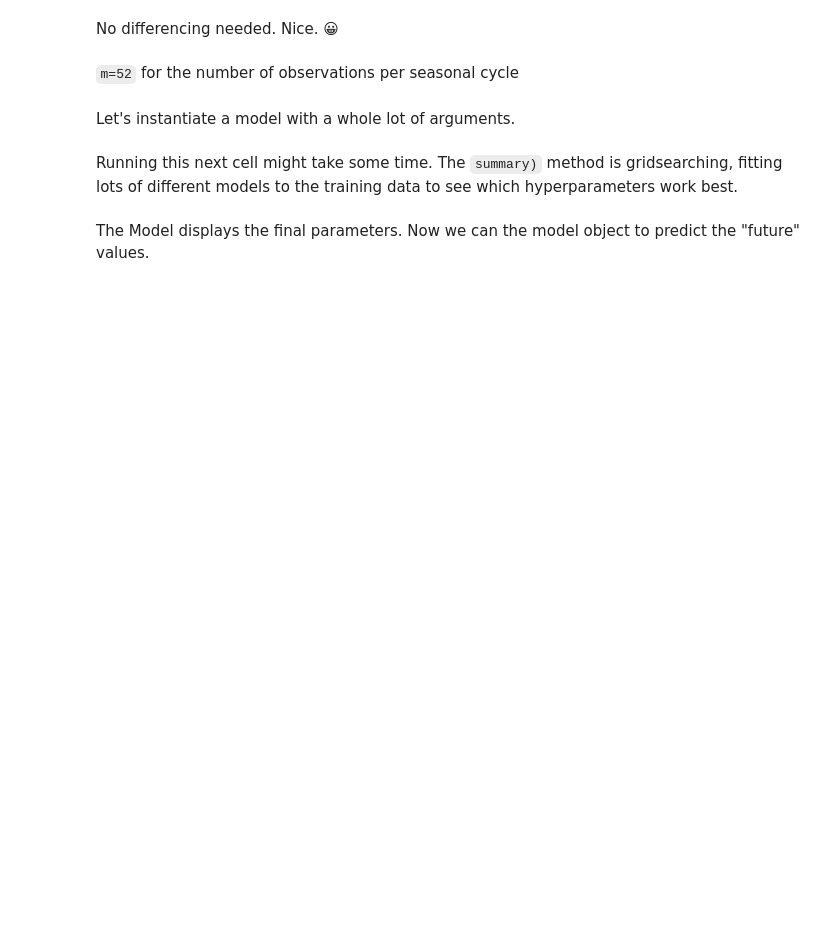
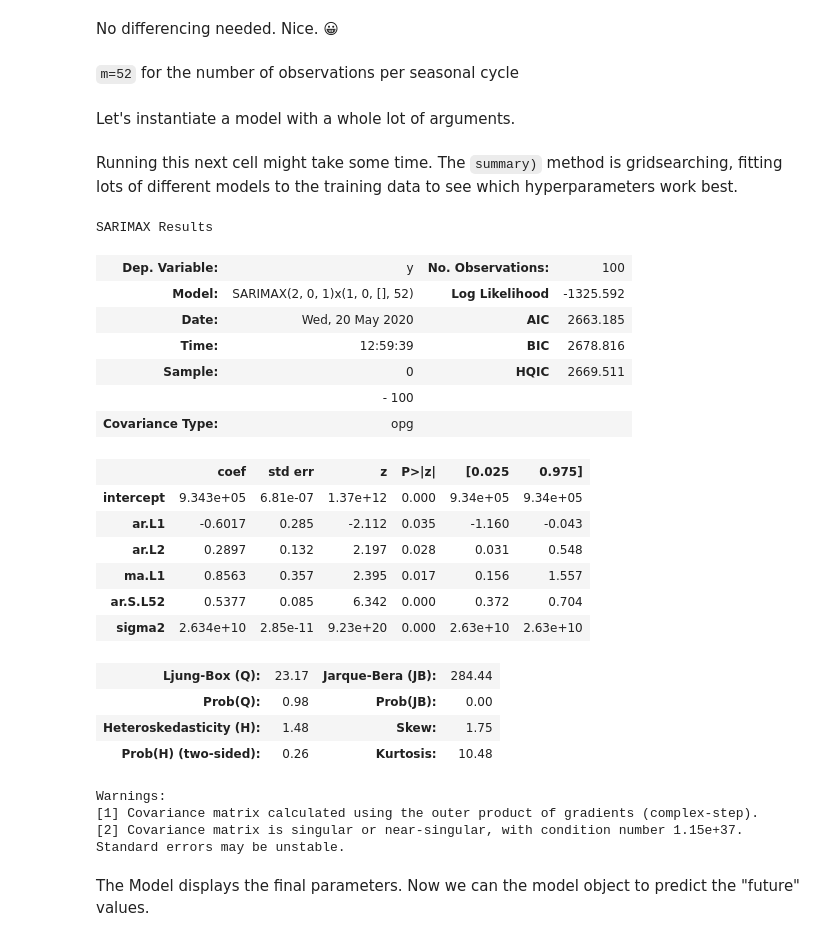
Before and after one commit to ersingt/coursework, a Jupyter notebook: 10-Week/00-time_series/starter_time_series_overview.ipynb, the cells around one changed output. Cells and saved outputs as stored; diff of their text form; code cells hidden in the pictures; blank space fills up the shorter version.

```diff
--- a/10-Week/00-time_series/starter_time_series_overview.ipynb
+++ b/10-Week/00-time_series/starter_time_series_overview.ipynb
@@ -255,7 +464,45 @@ No differencing needed. Nice. 😀
 `m=52` for the number of observations per seasonal cycle
 # %% [markdown]
 Let's instantiate a model with a whole lot of arguments.
+# %%
+model = pmd.auto_arima(
+    train['Weekly_Sales'],
+    start_p=1,
+    start_q=1,
+    max_p=3,
+    max_q=3,
+    d=0,                     # from ndiffs testing above
+    seasonal=True,
+    m=52,
+    error_action='ignore',   # don't want to know if an order does not work
+    suppress_warnings=True,  # don't want convergence warnings
+)
 # %% [markdown]
 Running this next cell might take some time. The `summary)` method is gridsearching, fitting lots of different models to the training data to see which hyperparameters work best.
+# %%
+model.summary()
+# %% [output]
+SARIMAX Results
+| Dep. Variable: | y | No. Observations: | 100 |
+| Model: | SARIMAX(2, 0, 1)x(1, 0, [], 52) | Log Likelihood | -1325.592 |
+| Date: | Wed, 20 May 2020 | AIC | 2663.185 |
+| Time: | 12:59:39 | BIC | 2678.816 |
+| Sample: | 0 | HQIC | 2669.511 |
+|  | - 100 |  |  |
+| Covariance Type: | opg |  |  |
+|  | coef | std err | z | P>|z| | [0.025 | 0.975] |
+| intercept | 9.343e+05 | 6.81e-07 | 1.37e+12 | 0.000 | 9.34e+05 | 9.34e+05 |
+| ar.L1 | -0.6017 | 0.285 | -2.112 | 0.035 | -1.160 | -0.043 |
+| ar.L2 | 0.2897 | 0.132 | 2.197 | 0.028 | 0.031 | 0.548 |
+| ma.L1 | 0.8563 | 0.357 | 2.395 | 0.017 | 0.156 | 1.557 |
+| ar.S.L52 | 0.5377 | 0.085 | 6.342 | 0.000 | 0.372 | 0.704 |
+| sigma2 | 2.634e+10 | 2.85e-11 | 9.23e+20 | 0.000 | 2.63e+10 | 2.63e+10 |
+| Ljung-Box (Q): | 23.17 | Jarque-Bera (JB): | 284.44 |
+| Prob(Q): | 0.98 | Prob(JB): | 0.00 |
+| Heteroskedasticity (H): | 1.48 | Skew: | 1.75 |
+| Prob(H) (two-sided): | 0.26 | Kurtosis: | 10.48 |
+Warnings:
+[1] Covariance matrix calculated using the outer product of gradients (complex-step).
+[2] Covariance matrix is singular or near-singular, with condition number 1.15e+37. Standard errors may be unstable.
 # %% [markdown]
 The Model displays the final parameters. Now we can the model object to predict the "future" values.
```
Also changed, not shown: parts of 37 cells of this notebook, 3 other files.
